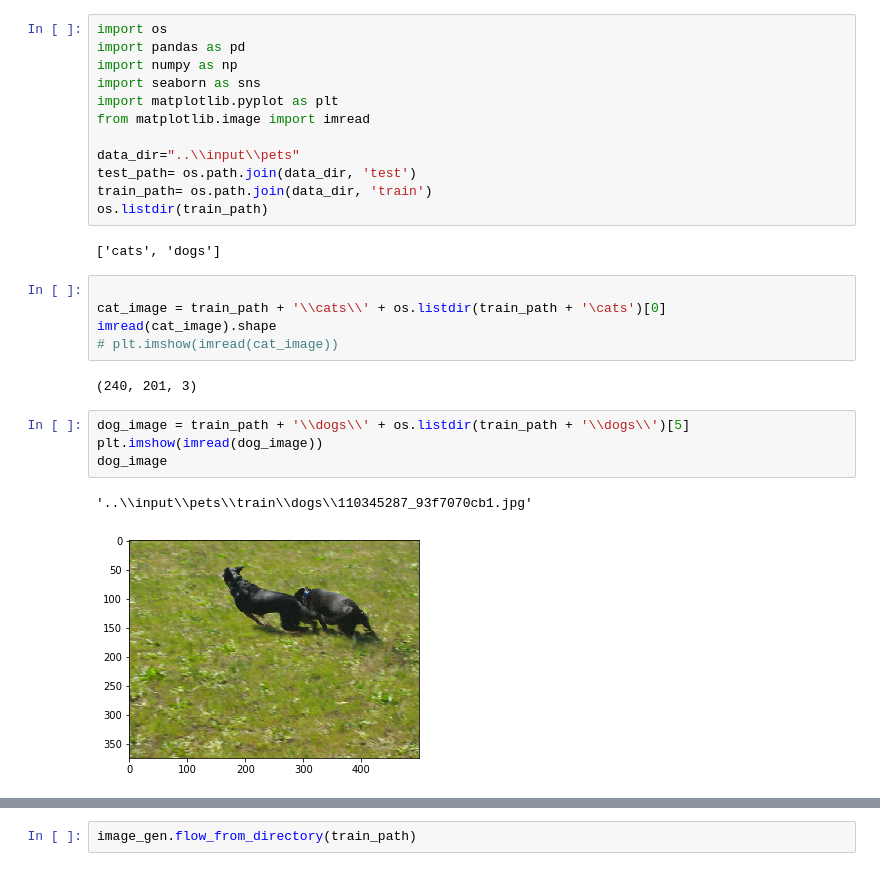
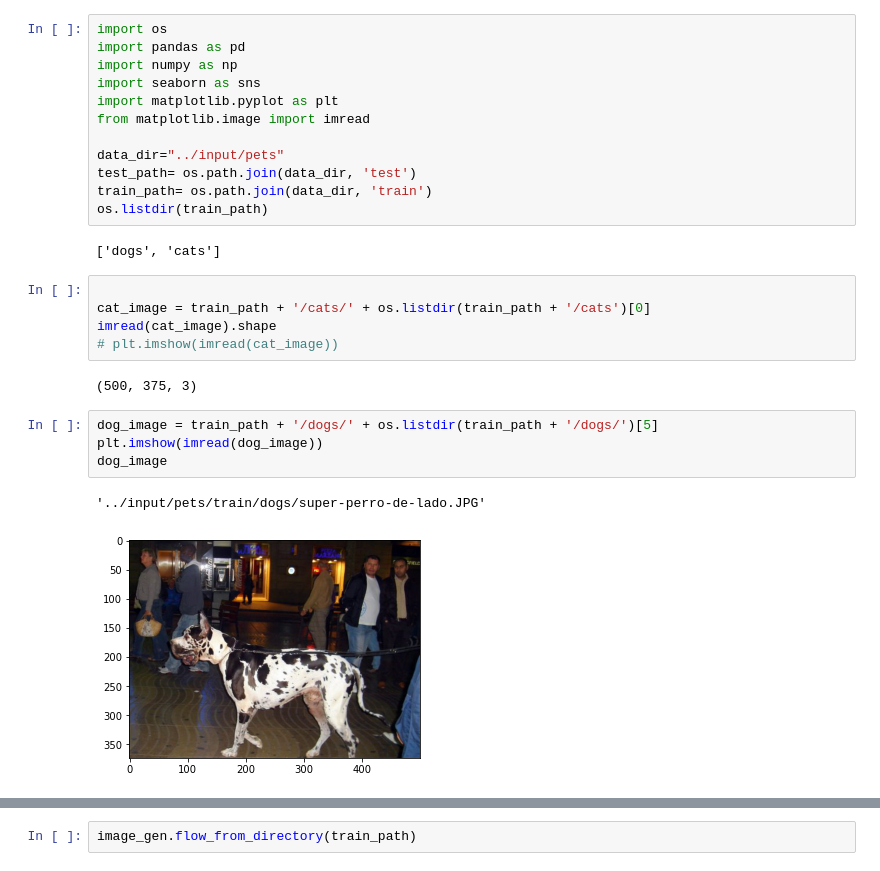
Before and after one commit to dan393/Dissertation, a Jupyter notebook: Code/dissertation/Pets.ipynb, the cells around one changed output, grey strips where cells are left out. Drawn from its saved outputs; the diff is of its cells as text.

```diff
--- a/Code/dissertation/Pets.ipynb
+++ b/Code/dissertation/Pets.ipynb
@@ -30,24 +41,24 @@ import seaborn as sns
 import matplotlib.pyplot as plt
 from matplotlib.image import imread
 
-data_dir="..\\input\\pets"
+data_dir="../input/pets"
 test_path= os.path.join(data_dir, 'test')
 train_path= os.path.join(data_dir, 'train')
 os.listdir(train_path)
 # %% [output]
-['cats', 'dogs']
+['dogs', 'cats']
 # %%
 
-cat_image = train_path + '\\cats\\' + os.listdir(train_path + '\cats')[0]
+cat_image = train_path + '/cats/' + os.listdir(train_path + '/cats')[0]
 imread(cat_image).shape
 # plt.imshow(imread(cat_image))
 # %% [output]
-(240, 201, 3)
+(500, 375, 3)
 # %%
-dog_image = train_path + '\\dogs\\' + os.listdir(train_path + '\\dogs\\')[5]
+dog_image = train_path + '/dogs/' + os.listdir(train_path + '/dogs/')[5]
 plt.imshow(imread(dog_image))
 dog_image
 # %% [output]
-'..\\input\\pets\\train\\dogs\\110345287_93f7070cb1.jpg'
+'../input/pets/train/dogs/super-perro-de-lado.JPG'
-[figure, old version]
+[figure, new version]
 # %%
```
Also changed, not shown: parts of 24 cells of this notebook.
